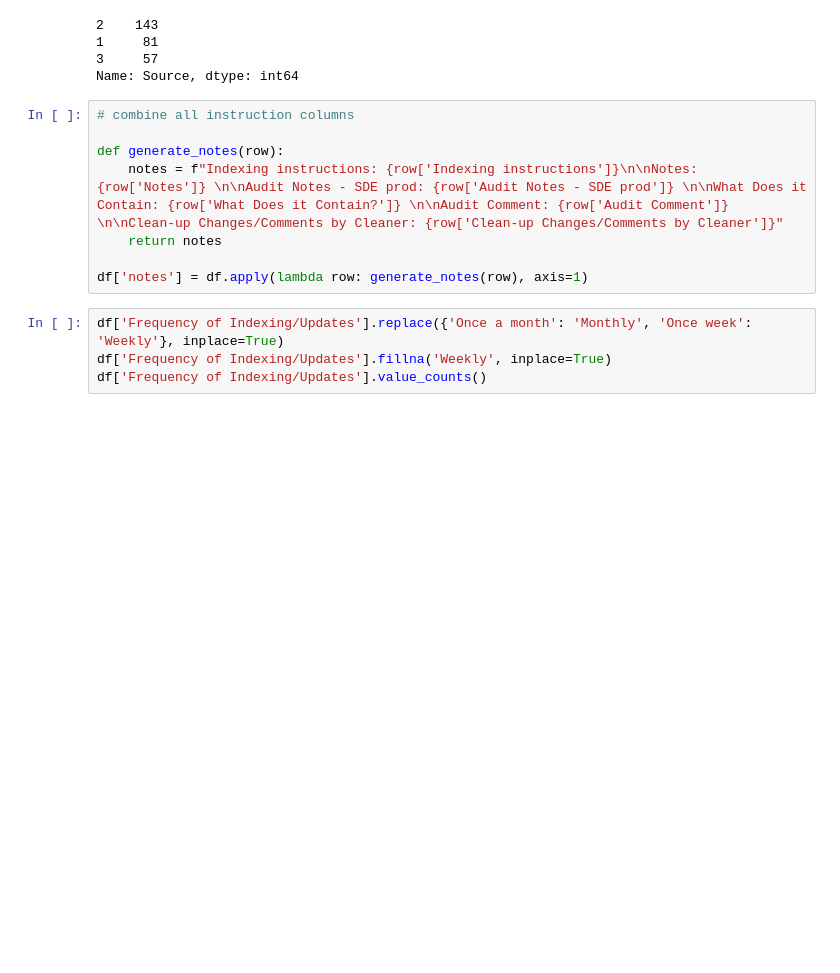
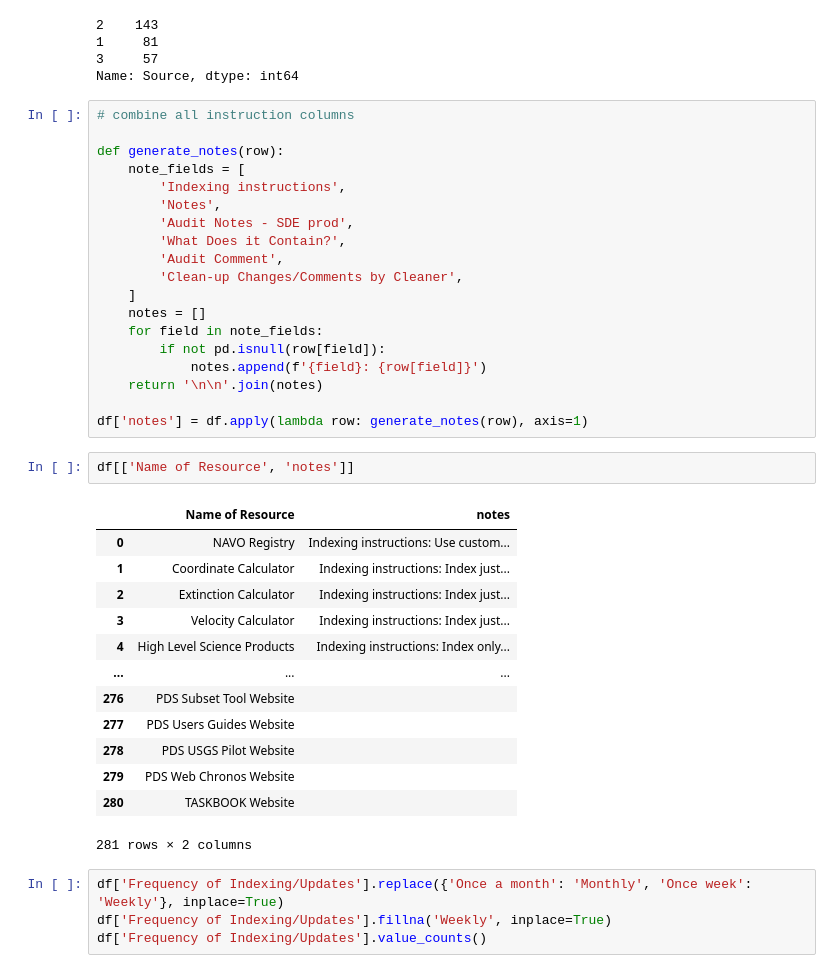
Before and after one commit to NASA-IMPACT/COSMOS, a Jupyter notebook: spreadsheet_scripts/get_django_ready_csv_from_spreadsheet.ipynb, the cells around one changed output. Cells and saved outputs as stored; diff of their text form; blank space fills up the shorter version.

Commit message:
update how notes are pulled

```diff
--- a/spreadsheet_scripts/get_django_ready_csv_from_spreadsheet.ipynb
+++ b/spreadsheet_scripts/get_django_ready_csv_from_spreadsheet.ipynb
@@ -104,10 +105,37 @@ Name: Source, dtype: int64
 # combine all instruction columns
 
 def generate_notes(row):
-    notes = f"Indexing instructions: {row['Indexing instructions']}\n\nNotes: {row['Notes']} \n\nAudit Notes - SDE prod: {row['Audit Notes - SDE prod']} \n\nWhat Does it Contain: {row['What Does it Contain?']} \n\nAudit Comment: {row['Audit Comment']} \n\nClean-up Changes/Comments by Cleaner: {row['Clean-up Changes/Comments by Cleaner']}"
-    return notes
+    note_fields = [
+        'Indexing instructions',
+        'Notes',
+        'Audit Notes - SDE prod',
+        'What Does it Contain?',
+        'Audit Comment',
+        'Clean-up Changes/Comments by Cleaner',
+    ]
+    notes = []
+    for field in note_fields:
+        if not pd.isnull(row[field]):
+            notes.append(f'{field}: {row[field]}')
+    return '\n\n'.join(notes)
 
 df['notes'] = df.apply(lambda row: generate_notes(row), axis=1)
+# %%
+df[['Name of Resource', 'notes']]
+# %% [output]
+|  | Name of Resource | notes |
+| 0 | NAVO Registry | Indexing instructions: Use custom... |
+| 1 | Coordinate Calculator | Indexing instructions: Index just... |
+| 2 | Extinction Calculator | Indexing instructions: Index just... |
+| 3 | Velocity Calculator | Indexing instructions: Index just... |
+| 4 | High Level Science Products | Indexing instructions: Index only... |
+| ... | ... | ... |
+| 276 | PDS Subset Tool Website |  |
+| 277 | PDS Users Guides Website |  |
+| 278 | PDS USGS Pilot Website |  |
+| 279 | PDS Web Chronos Website |  |
+| 280 | TASKBOOK Website |  |
+281 rows × 2 columns
 # %%
 df['Frequency of Indexing/Updates'].replace({'Once a month': 'Monthly', 'Once week': 'Weekly'}, inplace=True)
 df['Frequency of Indexing/Updates'].fillna('Weekly', inplace=True)
```
Also changed, not shown: parts of 2 cells of this notebook.
